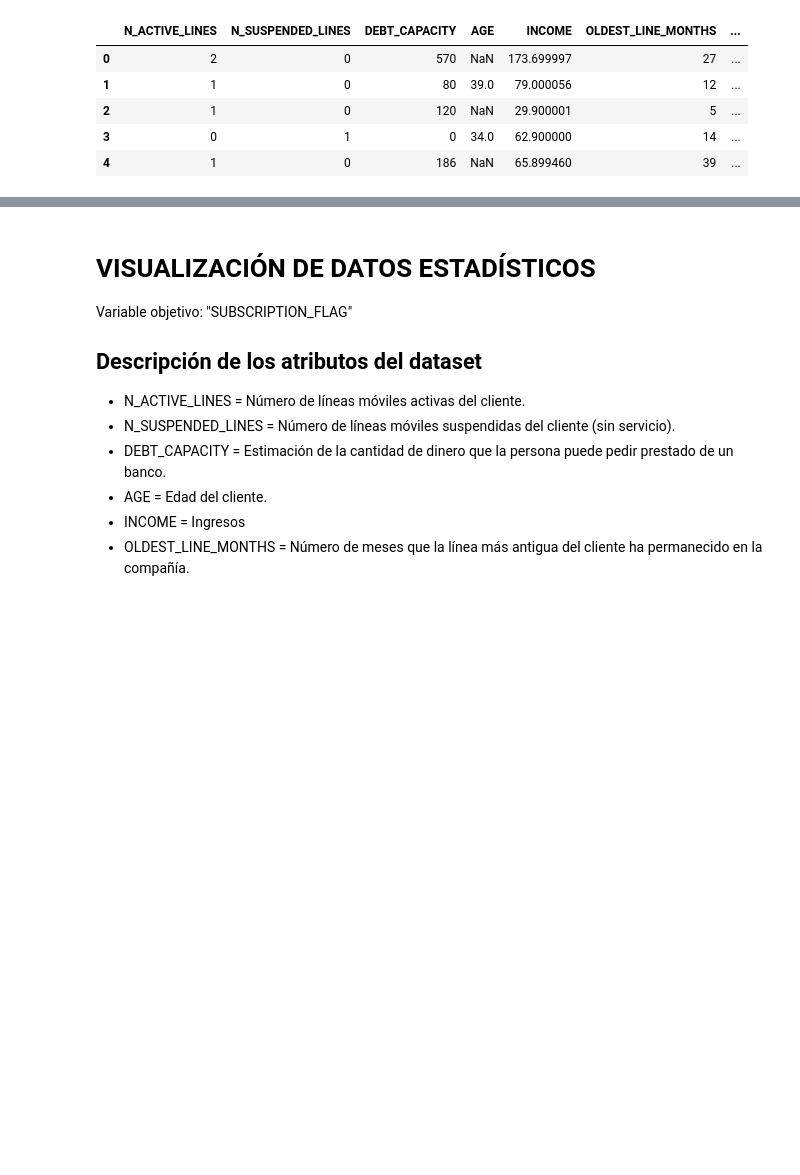
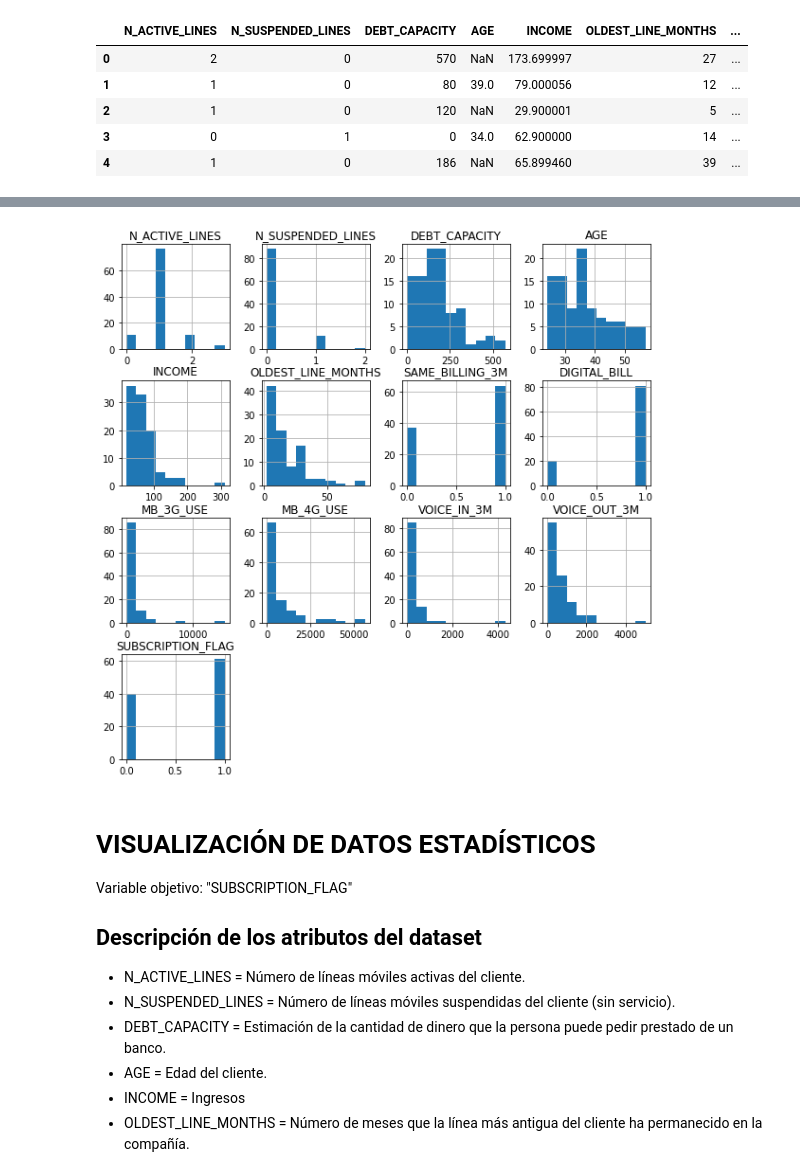
Before and after one commit to alvaro-barrera/exercise_ml, a Jupyter notebook: exercise_pre_procesing.ipynb, the cells around one changed output, grey strips where cells are left out. Cells and saved outputs as stored; diff of their text form; code cells hidden in the pictures; blank space fills up the shorter version.

```diff
--- a/exercise_pre_procesing.ipynb
+++ b/exercise_pre_procesing.ipynb
@@ -56,3 +59,11 @@ dataset.head(5)
+# %%
+import matplotlib.pyplot as plt #IMPORTACIÓN DE LIBRERÍA MATPLOTLIB PARA LA VISUALIZACIÓN DE DATOS
+fig = plt.figure(figsize=(10,10))
+ax = fig.gca()
+dataset.hist(ax=ax)
+plt.show()
+# %% [output]
+[figure, added]
 # %% [markdown]
 # VISUALIZACIÓN DE DATOS ESTADÍSTICOS
 Variable objetivo: "SUBSCRIPTION_FLAG"
```
Also changed, not shown: parts of 1 cell of this notebook.
